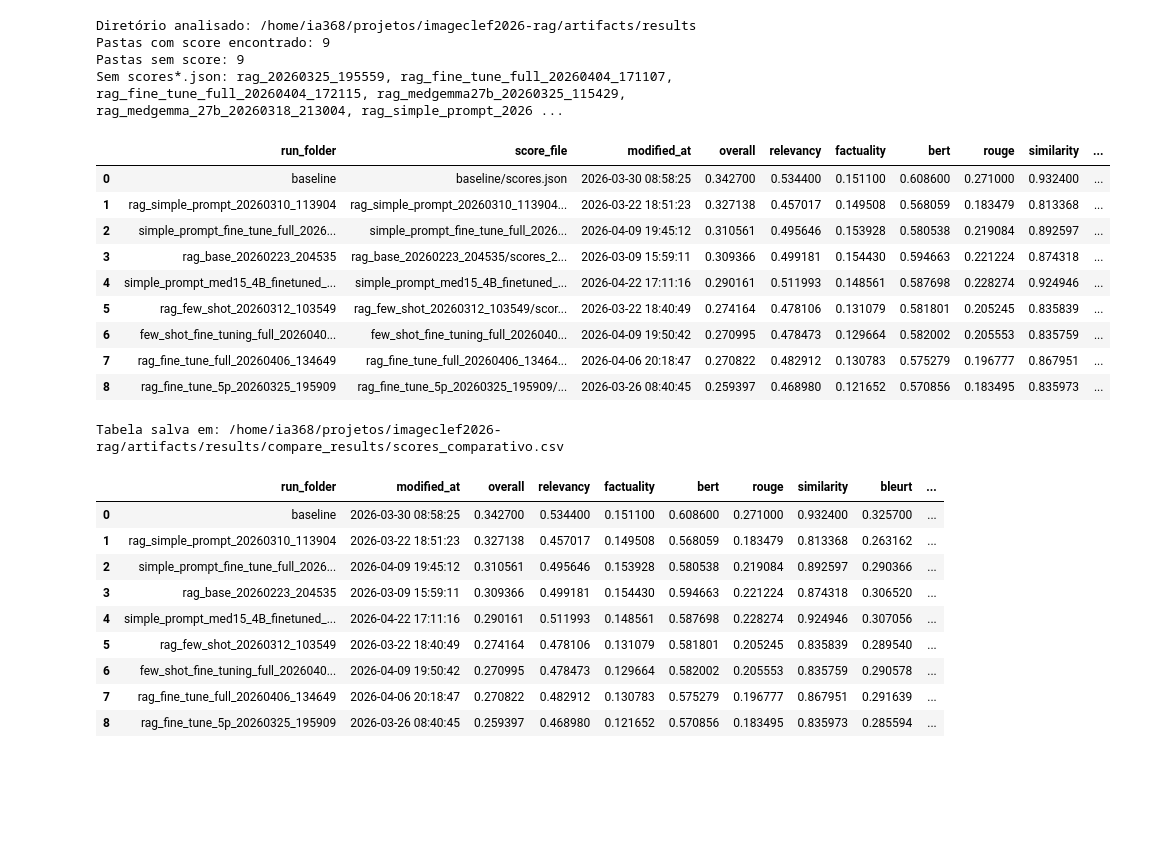
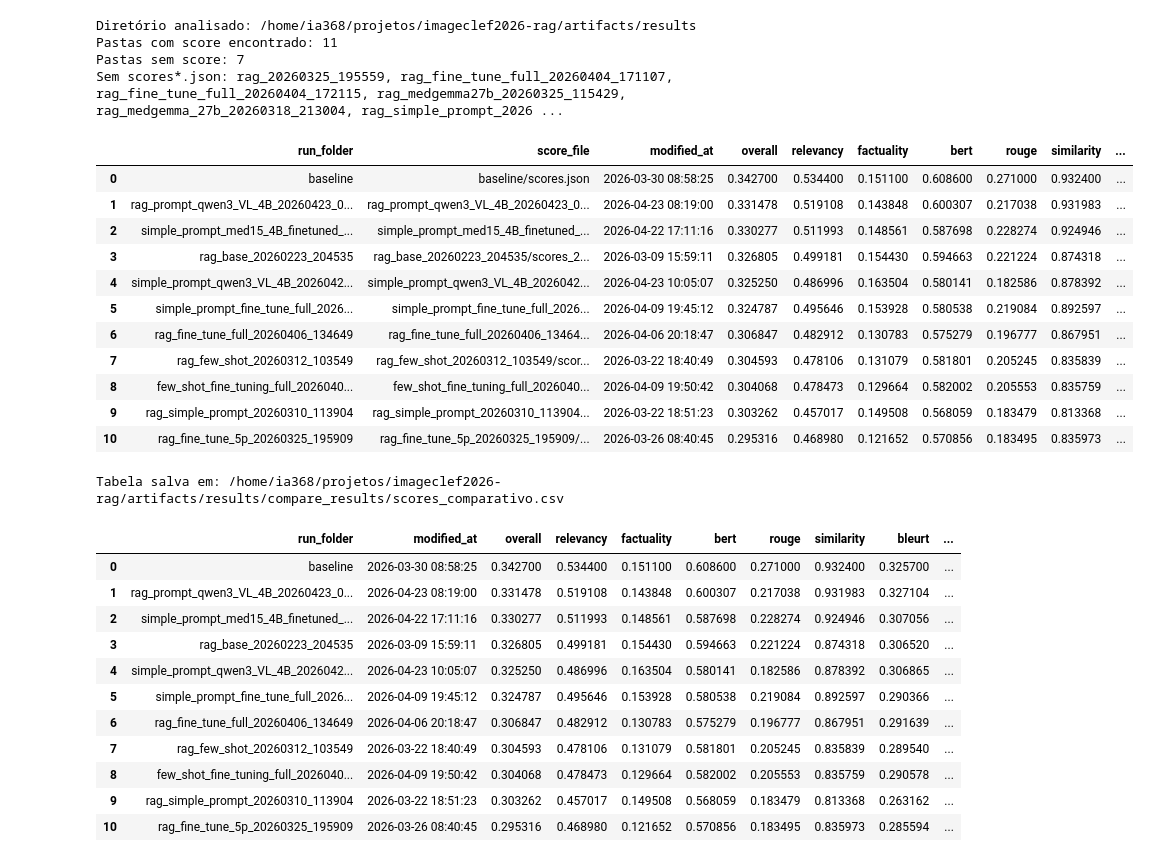
Before and after one commit to mfbosco/imageclef2026-368-rag, a Jupyter notebook: artifacts/results/compare_results/compare_results.ipynb, the cells around one changed output. Drawn from its saved outputs; the diff is of its cells as text; code cells hidden in the pictures; blank space fills up the shorter version.

```diff
--- a/artifacts/results/compare_results/compare_results.ipynb
+++ b/artifacts/results/compare_results/compare_results.ipynb
@@ -42,7 +42,7 @@ def normalize_metrics(run_folder_name: str, data: dict) -> dict:
     Regras:
     - baseline: já vem no formato final
     - rag_*: score -> relevancy, score_secondary -> factuality,
-             overall = factuality / relevancy
+             overall = (factuality + relevancy) / 2 se ambos existirem, senão None
     """
     is_baseline = run_folder_name == "baseline"
 
@@ -54,10 +54,10 @@ def normalize_metrics(run_folder_name: str, data: dict) -> dict:
         relevancy = to_float_or_none(data.get("score"))
         factuality = to_float_or_none(data.get("score_secondary"))
 
-        if relevancy in (None, 0):
+        if relevancy is None or factuality is None:
             overall = None
         else:
-            overall = factuality / relevancy if factuality is not None else None
+            overall = (factuality + relevancy) / 2
 
     normalized = {
         "overall": overall,
@@ -135,54 +135,58 @@ if not df.empty:
     # Ordem final: identificação + métricas baseline + colunas auxiliares
     baseline_metric_cols = [
         "overall", "relevancy", "factuality",
         "bert", "rouge", "similarity", "bleurt", "medcat", "align"
     ]
     lead_cols = [c for c in ["run_folder", "score_file", "modified_at"] if c in df.columns]
     metric_cols = [c for c in baseline_metric_cols if c in df.columns]
     aux_cols = [c for c in ["score", "score_secondary", "json_error", "raw_json"] if c in df.columns]
 
     other_cols = [c for c in df.columns if c not in lead_cols + metric_cols + aux_cols]
     df = df[lead_cols + metric_cols + aux_cols + other_cols]
 
 print(f"Diretório analisado: {results_dir}")
 print(f"Pastas com score encontrado: {len(rows)}")
 print(f"Pastas sem score: {len(missing)}")
 if missing:
     print("Sem scores*.json:", ", ".join(missing))
 
 display(df)
 
 # Opcional: salvar tabela consolidada
 output_csv = results_dir / "compare_results" / "scores_comparativo.csv"
 output_csv.parent.mkdir(parents=True, exist_ok=True)
 df.to_csv(output_csv, index=False)
 print(f"Tabela salva em: {output_csv}")
 # %% [output]
 Diretório analisado: /home/ia368/projetos/imageclef2026-rag/artifacts/results
-Pastas com score encontrado: 9
-Pastas sem score: 9
+Pastas com score encontrado: 11
+Pastas sem score: 7
 Sem scores*.json: rag_20260325_195559, rag_fine_tune_full_20260404_171107, rag_fine_tune_full_20260404_172115, rag_medgemma27b_20260325_115429, rag_medgemma_27b_20260318_213004, rag_simple_prompt_2026 ...
 |  | run_folder | score_file | modified_at | overall | relevancy | factuality | bert | rouge | similarity | ... |
 | 0 | baseline | baseline/scores.json | 2026-03-30 08:58:25 | 0.342700 | 0.534400 | 0.151100 | 0.608600 | 0.271000 | 0.932400 | ... |
-| 1 | rag_simple_prompt_20260310_113904 | rag_simple_prompt_20260310_113904... | 2026-03-22 18:51:23 | 0.327138 | 0.457017 | 0.149508 | 0.568059 | 0.183479 | 0.813368 | ... |
-| 2 | simple_prompt_fine_tune_full_2026... | simple_prompt_fine_tune_full_2026... | 2026-04-09 19:45:12 | 0.310561 | 0.495646 | 0.153928 | 0.580538 | 0.219084 | 0.892597 | ... |
-| 3 | rag_base_20260223_204535 | rag_base_20260223_204535/scores_2... | 2026-03-09 15:59:11 | 0.309366 | 0.499181 | 0.154430 | 0.594663 | 0.221224 | 0.874318 | ... |
-| 4 | simple_prompt_med15_4B_finetuned_... | simple_prompt_med15_4B_finetuned_... | 2026-04-22 17:11:16 | 0.290161 | 0.511993 | 0.148561 | 0.587698 | 0.228274 | 0.924946 | ... |
-| 5 | rag_few_shot_20260312_103549 | rag_few_shot_20260312_103549/scor... | 2026-03-22 18:40:49 | 0.274164 | 0.478106 | 0.131079 | 0.581801 | 0.205245 | 0.835839 | ... |
-| 6 | few_shot_fine_tuning_full_2026040... | few_shot_fine_tuning_full_2026040... | 2026-04-09 19:50:42 | 0.270995 | 0.478473 | 0.129664 | 0.582002 | 0.205553 | 0.835759 | ... |
-| 7 | rag_fine_tune_full_20260406_134649 | rag_fine_tune_full_20260406_13464... | 2026-04-06 20:18:47 | 0.270822 | 0.482912 | 0.130783 | 0.575279 | 0.196777 | 0.867951 | ... |
-| 8 | rag_fine_tune_5p_20260325_195909 | rag_fine_tune_5p_20260325_195909/... | 2026-03-26 08:40:45 | 0.259397 | 0.468980 | 0.121652 | 0.570856 | 0.183495 | 0.835973 | ... |
+| 1 | rag_prompt_qwen3_VL_4B_20260423_0... | rag_prompt_qwen3_VL_4B_20260423_0... | 2026-04-23 08:19:00 | 0.331478 | 0.519108 | 0.143848 | 0.600307 | 0.217038 | 0.931983 | ... |
+| 2 | simple_prompt_med15_4B_finetuned_... | simple_prompt_med15_4B_finetuned_... | 2026-04-22 17:11:16 | 0.330277 | 0.511993 | 0.148561 | 0.587698 | 0.228274 | 0.924946 | ... |
+| 3 | rag_base_20260223_204535 | rag_base_20260223_204535/scores_2... | 2026-03-09 15:59:11 | 0.326805 | 0.499181 | 0.154430 | 0.594663 | 0.221224 | 0.874318 | ... |
+| 4 | simple_prompt_qwen3_VL_4B_2026042... | simple_prompt_qwen3_VL_4B_2026042... | 2026-04-23 10:05:07 | 0.325250 | 0.486996 | 0.163504 | 0.580141 | 0.182586 | 0.878392 | ... |
+| 5 | simple_prompt_fine_tune_full_2026... | simple_prompt_fine_tune_full_2026... | 2026-04-09 19:45:12 | 0.324787 | 0.495646 | 0.153928 | 0.580538 | 0.219084 | 0.892597 | ... |
+| 6 | rag_fine_tune_full_20260406_134649 | rag_fine_tune_full_20260406_13464... | 2026-04-06 20:18:47 | 0.306847 | 0.482912 | 0.130783 | 0.575279 | 0.196777 | 0.867951 | ... |
+| 7 | rag_few_shot_20260312_103549 | rag_few_shot_20260312_103549/scor... | 2026-03-22 18:40:49 | 0.304593 | 0.478106 | 0.131079 | 0.581801 | 0.205245 | 0.835839 | ... |
+| 8 | few_shot_fine_tuning_full_2026040... | few_shot_fine_tuning_full_2026040... | 2026-04-09 19:50:42 | 0.304068 | 0.478473 | 0.129664 | 0.582002 | 0.205553 | 0.835759 | ... |
+| 9 | rag_simple_prompt_20260310_113904 | rag_simple_prompt_20260310_113904... | 2026-03-22 18:51:23 | 0.303262 | 0.457017 | 0.149508 | 0.568059 | 0.183479 | 0.813368 | ... |
+| 10 | rag_fine_tune_5p_20260325_195909 | rag_fine_tune_5p_20260325_195909/... | 2026-03-26 08:40:45 | 0.295316 | 0.468980 | 0.121652 | 0.570856 | 0.183495 | 0.835973 | ... |
 Tabela salva em: /home/ia368/projetos/imageclef2026-rag/artifacts/results/compare_results/scores_comparativo.csv
 # %%
 df.drop(columns=["score_file", "score", "score_secondary"])
 # %% [output]
 |  | run_folder | modified_at | overall | relevancy | factuality | bert | rouge | similarity | bleurt | ... |
 | 0 | baseline | 2026-03-30 08:58:25 | 0.342700 | 0.534400 | 0.151100 | 0.608600 | 0.271000 | 0.932400 | 0.325700 | ... |
-| 1 | rag_simple_prompt_20260310_113904 | 2026-03-22 18:51:23 | 0.327138 | 0.457017 | 0.149508 | 0.568059 | 0.183479 | 0.813368 | 0.263162 | ... |
-| 2 | simple_prompt_fine_tune_full_2026... | 2026-04-09 19:45:12 | 0.310561 | 0.495646 | 0.153928 | 0.580538 | 0.219084 | 0.892597 | 0.290366 | ... |
-| 3 | rag_base_20260223_204535 | 2026-03-09 15:59:11 | 0.309366 | 0.499181 | 0.154430 | 0.594663 | 0.221224 | 0.874318 | 0.306520 | ... |
-| 4 | simple_prompt_med15_4B_finetuned_... | 2026-04-22 17:11:16 | 0.290161 | 0.511993 | 0.148561 | 0.587698 | 0.228274 | 0.924946 | 0.307056 | ... |
-| 5 | rag_few_shot_20260312_103549 | 2026-03-22 18:40:49 | 0.274164 | 0.478106 | 0.131079 | 0.581801 | 0.205245 | 0.835839 | 0.289540 | ... |
-| 6 | few_shot_fine_tuning_full_2026040... | 2026-04-09 19:50:42 | 0.270995 | 0.478473 | 0.129664 | 0.582002 | 0.205553 | 0.835759 | 0.290578 | ... |
-| 7 | rag_fine_tune_full_20260406_134649 | 2026-04-06 20:18:47 | 0.270822 | 0.482912 | 0.130783 | 0.575279 | 0.196777 | 0.867951 | 0.291639 | ... |
-| 8 | rag_fine_tune_5p_20260325_195909 | 2026-03-26 08:40:45 | 0.259397 | 0.468980 | 0.121652 | 0.570856 | 0.183495 | 0.835973 | 0.285594 | ... |
+| 1 | rag_prompt_qwen3_VL_4B_20260423_0... | 2026-04-23 08:19:00 | 0.331478 | 0.519108 | 0.143848 | 0.600307 | 0.217038 | 0.931983 | 0.327104 | ... |
+| 2 | simple_prompt_med15_4B_finetuned_... | 2026-04-22 17:11:16 | 0.330277 | 0.511993 | 0.148561 | 0.587698 | 0.228274 | 0.924946 | 0.307056 | ... |
+| 3 | rag_base_20260223_204535 | 2026-03-09 15:59:11 | 0.326805 | 0.499181 | 0.154430 | 0.594663 | 0.221224 | 0.874318 | 0.306520 | ... |
+| 4 | simple_prompt_qwen3_VL_4B_2026042... | 2026-04-23 10:05:07 | 0.325250 | 0.486996 | 0.163504 | 0.580141 | 0.182586 | 0.878392 | 0.306865 | ... |
+| 5 | simple_prompt_fine_tune_full_2026... | 2026-04-09 19:45:12 | 0.324787 | 0.495646 | 0.153928 | 0.580538 | 0.219084 | 0.892597 | 0.290366 | ... |
+| 6 | rag_fine_tune_full_20260406_134649 | 2026-04-06 20:18:47 | 0.306847 | 0.482912 | 0.130783 | 0.575279 | 0.196777 | 0.867951 | 0.291639 | ... |
+| 7 | rag_few_shot_20260312_103549 | 2026-03-22 18:40:49 | 0.304593 | 0.478106 | 0.131079 | 0.581801 | 0.205245 | 0.835839 | 0.289540 | ... |
+| 8 | few_shot_fine_tuning_full_2026040... | 2026-04-09 19:50:42 | 0.304068 | 0.478473 | 0.129664 | 0.582002 | 0.205553 | 0.835759 | 0.290578 | ... |
+| 9 | rag_simple_prompt_20260310_113904 | 2026-03-22 18:51:23 | 0.303262 | 0.457017 | 0.149508 | 0.568059 | 0.183479 | 0.813368 | 0.263162 | ... |
+| 10 | rag_fine_tune_5p_20260325_195909 | 2026-03-26 08:40:45 | 0.295316 | 0.468980 | 0.121652 | 0.570856 | 0.183495 | 0.835973 | 0.285594 | ... |
```
Also changed, not shown: 9 other files.
